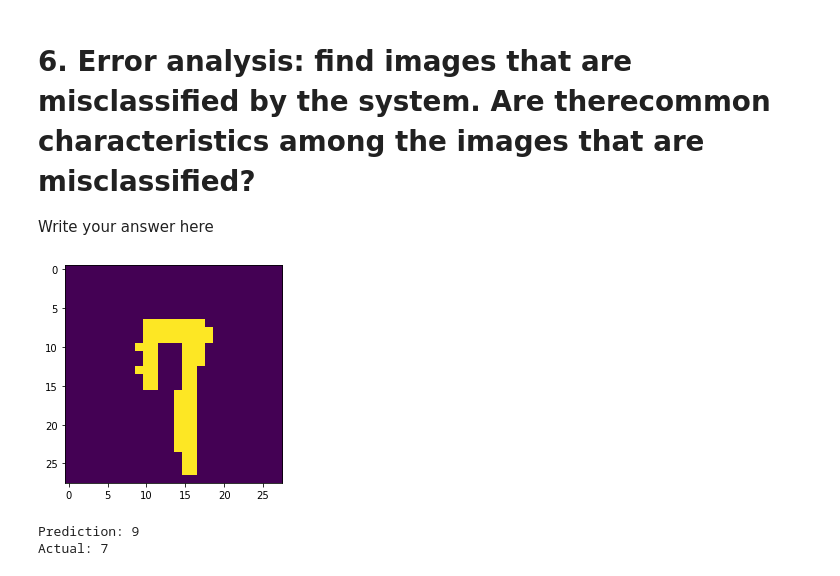
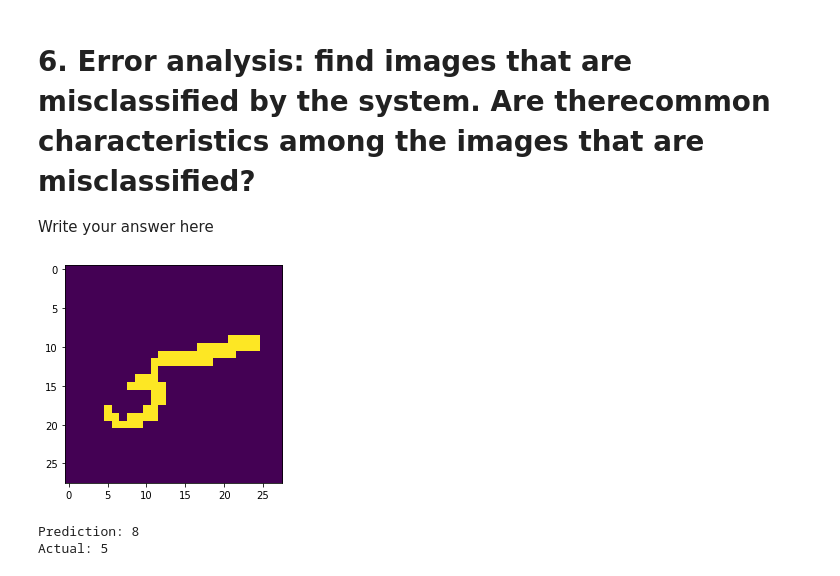
Before and after one commit to kriskruse/Signals_data_assignment1, a Jupyter notebook: Assignment1.ipynb, the cells around one changed output. Saved outputs shown, nothing was run; the diff lists cells and outputs as text; code cells hidden in the pictures.

```diff
--- a/Assignment1.ipynb
+++ b/Assignment1.ipynb
@@ -364,16 +364,16 @@ Write your answer here
 # %%
 missedX = Xtrain[ytrain != ytrain_hat]
 missedy = ytrain[ytrain != ytrain_hat]
 missedy_hat = ytrain_hat[ytrain != ytrain_hat]
 
 def show_errors(i):
     plt.imshow(missedX[i].reshape((28,28)))
     plt.show()
     print(f"Prediction: {missedy_hat[i]}")
     print(f"Actual: {missedy[i]}")
 
-show_errors(4)
+show_errors(7)
 # %% [output]
-[figure, old version]
+[figure, new version]
-Prediction: 9
-Actual: 7
+Prediction: 8
+Actual: 5
```
